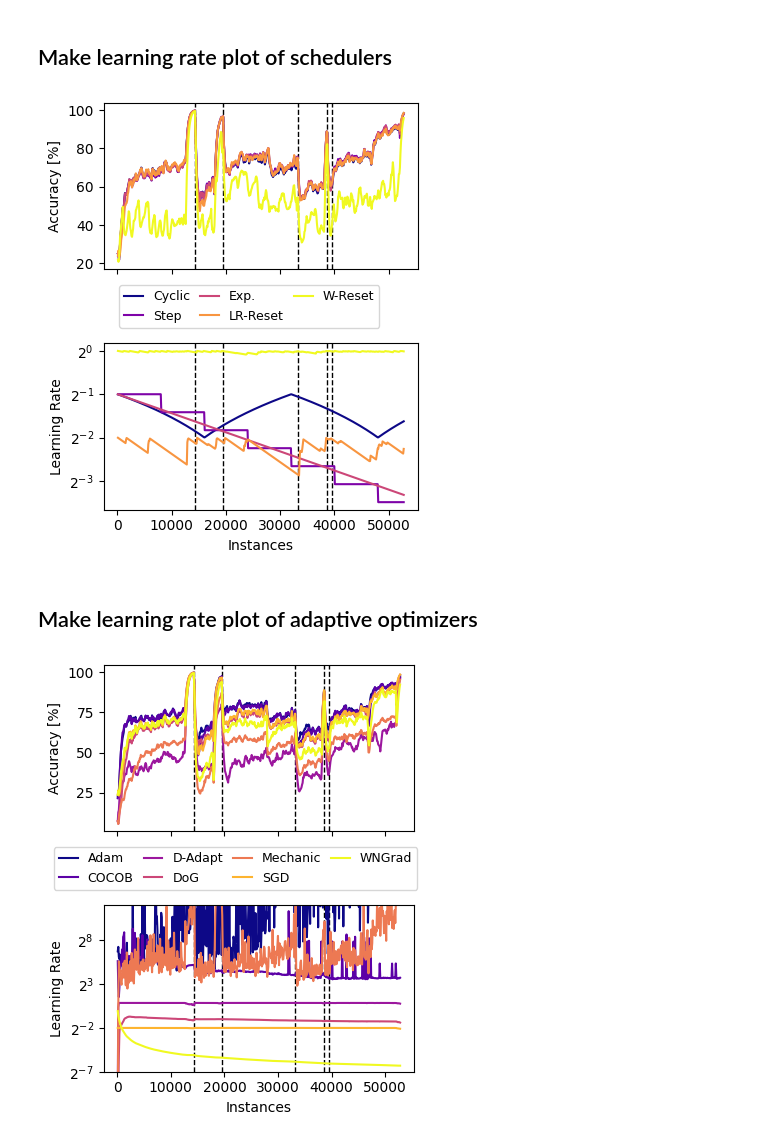
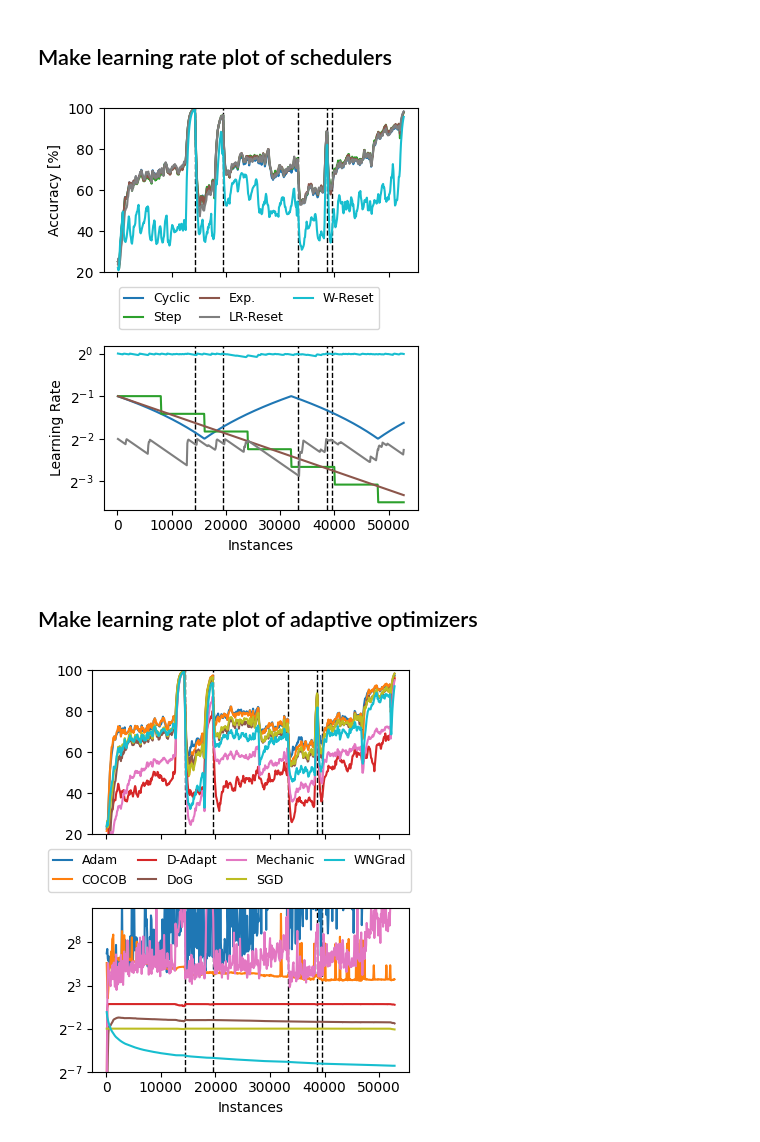
Before and after one commit to lucasczz/OLRONN, a Jupyter notebook: notebooks/lr_plots.ipynb, the cells around one changed output. Drawn from its saved outputs; the diff is of its cells as text; code cells hidden in the pictures.

Commit message:
refactor: lr plot color

```diff
--- a/notebooks/lr_plots.ipynb
+++ b/notebooks/lr_plots.ipynb
@@ -22,7 +12,7 @@ def make_lr_plot(dfp, var_colors, metrics, names):
     change_points = [14352, 19500, 33240, 38682, 39510]
     n_rows = len(metrics)
 
-    cmapper = ValueColorMapper(values=dfp[var_colors].unique(), cmap="plasma")
+    cmapper = ValueColorMapper(values=dfp[var_colors].unique(), cmap="tab10")
     fig, axs = plt.subplots(nrows=n_rows, figsize=(4, 2.4 * n_rows), sharex=True)
     if not isinstance(axs, np.ndarray):
         axs = np.array([axs])
@@ -97,14 +87,15 @@ metrics = ["accuracy_mean", "lr_mean"]
 names = ["Accuracy [%]", "Learning Rate"]
 fig, axs = make_lr_plot(dfp, "schedule", metrics, names)
 axs[0].legend(ncol=3, columnspacing=0.8, handlelength=1.5, loc=(0.05, -0.35), fontsize=9)
+axs[0].set_ylim([20, 100])
 fig.tight_layout()
 fig.savefig("../pub/figures/lr_norms_schedules_insects_abrupt.pdf", bbox_inches="tight")
 # %% [output]
-[figure, old version]
+[figure, new version]
 # %% [markdown]
 ## Make learning rate plot of adaptive optimizers
 # %%
-df_opt = pd.read_csv("../reports/optimizers/v2.csv.zip")
+df_opt = pd.read_csv("../reports/optimizers/v1.csv.zip")
 df_opt = df_opt.fillna(0)
 
 df_opt["optimizer"] = df_opt["optimizer"].replace({"DAdaptSGD": "D-Adapt"})
@@ -132,26 +123,27 @@ dfm = agg_dataframe(
 # %%
 # Make Plot for Insects abrupt dataset
 optimizers = [
     "SGD",
     "Adam",
     "COCOB",
     "WNGrad",
     "D-Adapt",
     "DoG",
     "Mechanic",
 ]
 dfp = dfm.copy()
 dfp["schedule"] = pd.Categorical(dfp["optimizer"], categories=optimizers, ordered=True)
 # Sort the DataFrame using the custom ordering
 dfp = dfp.sort_values(by="optimizer")
 dfp = dfp[(dfp["dataset"] == "Insects abrupt") & (dfp["optimizer"].isin(optimizers))]
 
 metrics = ["accuracy_mean", "lr_norm_mean"]
-names = ["Accuracy [%]", "Learning Rate"]
+names = []#["Accuracy [%]", "Learning Rate"]
 fig, axs = make_lr_plot(dfp, "optimizer", metrics, names)
-axs[0].legend(ncol=4, columnspacing=0.8, handlelength=1.5, loc=(-0.16, -0.35), fontsize=9)
+axs[0].legend(ncol=4, columnspacing=0.8, handlelength=1.5, loc=(-0.14, -0.35), fontsize=9)
 axs[1].set_ylim([2**-7, 2**12])
+axs[0].set_ylim([20, 100])
 fig.tight_layout()
 fig.savefig("../pub/figures/lr_norms_optims_insects_abrupt.pdf", bbox_inches="tight")
 # %% [output]
-[figure, old version]
+[figure, new version]
```
Also changed, not shown: parts of 1 cell of this notebook, 4 other files.
